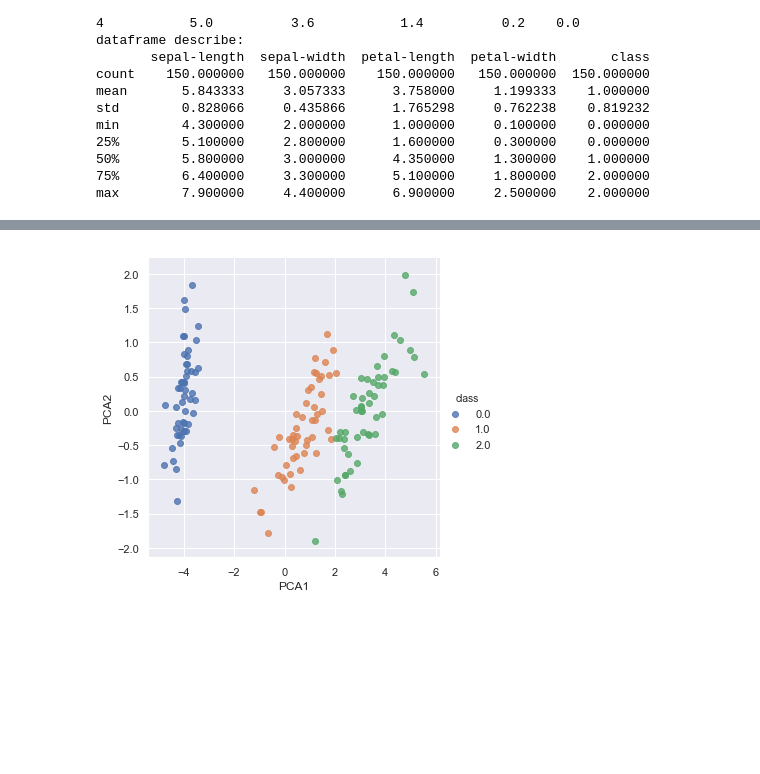
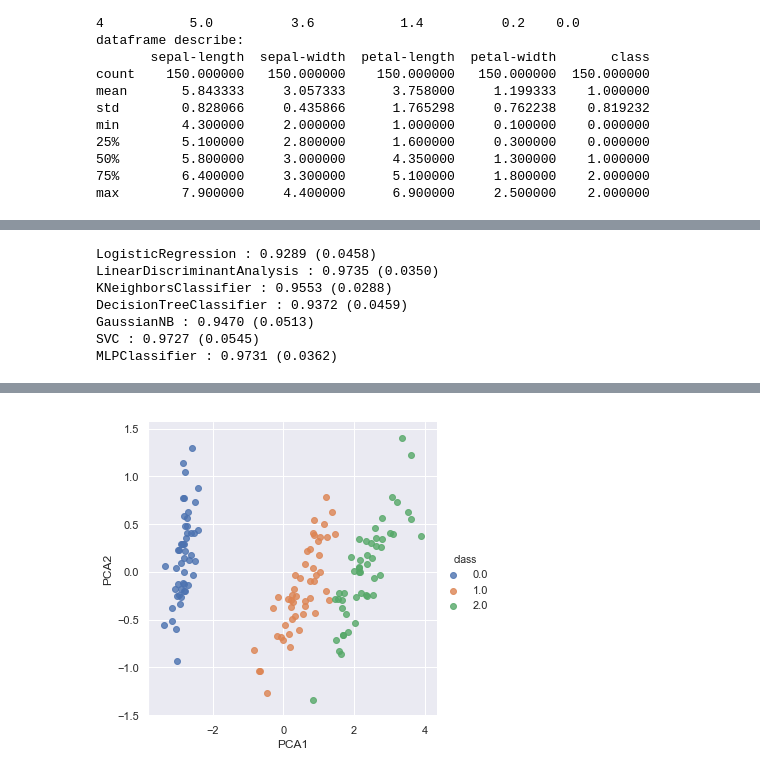
Before and after one commit to ruixiao85/python_notebook, a Jupyter notebook: main.ipynb, the cells around one changed output, grey strips where cells are left out. Drawn from its saved outputs; the diff is of its cells as text; code cells hidden in the pictures; blank space fills up the shorter version.

```diff
--- a/main.ipynb
+++ b/main.ipynb
@@ -54,20 +58,26 @@ models = [
     DecisionTreeClassifier(),
     GaussianNB(),
     SVC(gamma='auto'),
-    MLPClassifier(hidden_layer_sizes=(10,5),activation='tanh',max_iter=2000,
+    MLPClassifier(hidden_layer_sizes=(10,5),activation='tanh',max_iter=800,
       learning_rate_init=0.005,learning_rate='adaptive'),
 ]
-results = []
 for model in models:
-	kfold = model_selection.KFold(n_splits=3, random_state=6) # seed
+	kfold = model_selection.KFold(n_splits=5, random_state=6) # seed
 	cv_results = model_selection.cross_val_score(model, X_train, Y_train, cv=kfold, scoring=scoring)
-	results.append(cv_results)
 	print(f"{type(model).__name__} : {cv_results.mean():.4f} ({cv_results.std():.4f})")
+# %% [output]
+LogisticRegression : 0.9289 (0.0458)
+LinearDiscriminantAnalysis : 0.9735 (0.0350)
+KNeighborsClassifier : 0.9553 (0.0288)
+DecisionTreeClassifier : 0.9372 (0.0459)
+GaussianNB : 0.9470 (0.0513)
+SVC : 0.9727 (0.0545)
+MLPClassifier : 0.9731 (0.0362)
 # %%
-from sklearn.decomposition import PCA  # 1. Choose the model class
-model = PCA(n_components=2)            # 2. Instantiate the model with hyperparameters
-model.fit(iris_pd)                      # 3. Fit to data. Notice y is not specified!
-X_2D = model.transform(iris_pd)         # 4. Transform the data to two dimensions
+from sklearn.decomposition import PCA
+model = PCA(n_components=3)
+model.fit(iris_pd)
+X_2D = model.transform(iris_pd)
 iris_pd['PCA1'] = X_2D[:, 0]
 iris_pd['PCA2'] = X_2D[:, 1]
 sns.lmplot("PCA1", "PCA2", hue='class', data=iris_pd, fit_reg=False)
@@ -76,2 +86,2 @@ ImportError: cannot import name 'GMM' from 'sklearn.mixture' (C:\ProgramData\Min
-[figure, old version]
+[figure, new version]
 # %%
```
Also changed, not shown: parts of 4 cells of this notebook.
